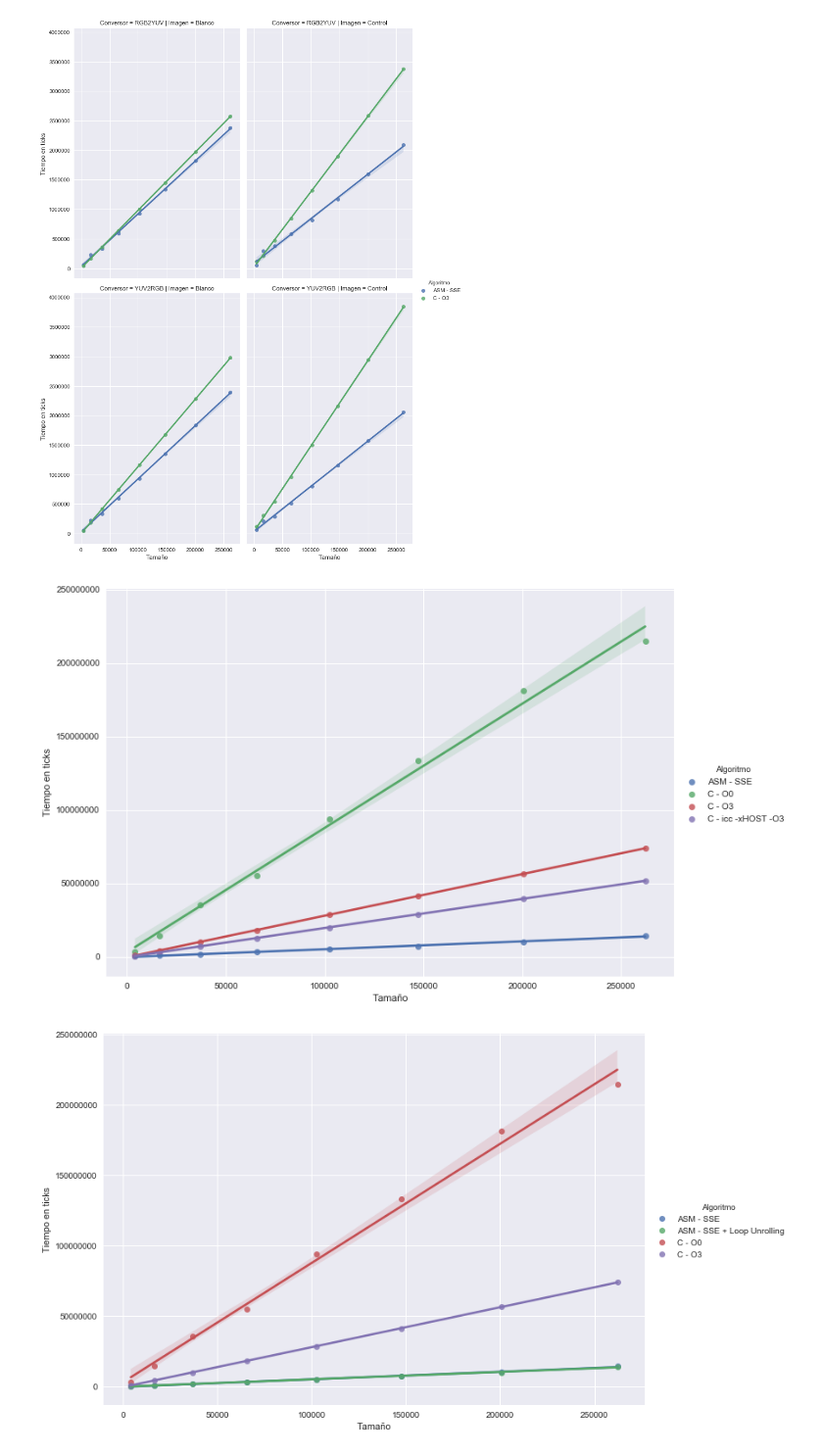
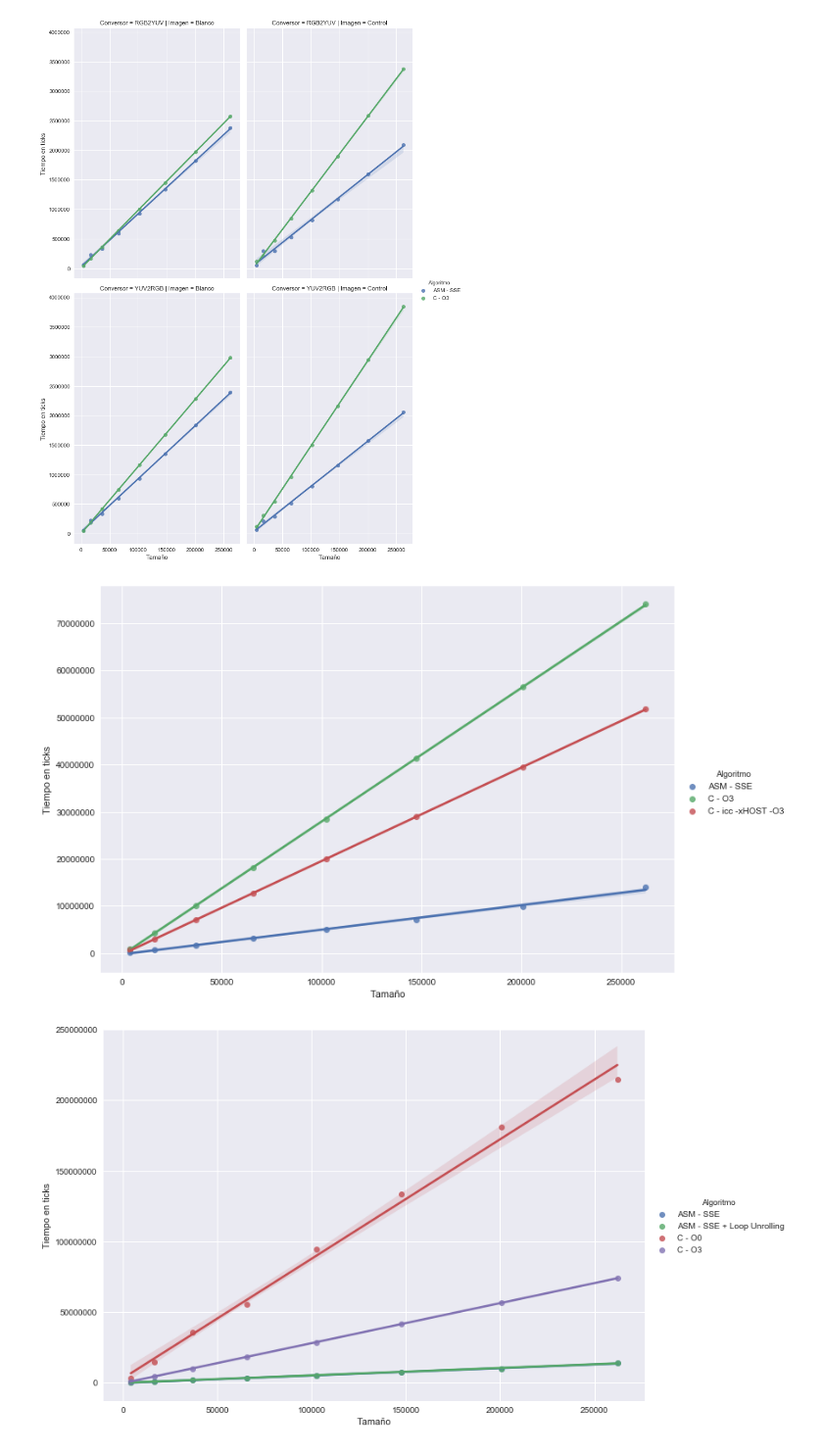
Before and after one commit to ZebaSz/orga2-tp2, a Jupyter notebook: informe/data/Orga2-TP2.ipynb, the cells around one changed output. Shown at 98% size. Drawn from its saved outputs; the diff is of its cells as text; code cells hidden in the pictures.

```diff
--- a/informe/data/Orga2-TP2.ipynb
+++ b/informe/data/Orga2-TP2.ipynb
@@ -71,7 +71,7 @@ plt.show()
 # %%
 dfO0 = pd.read_csv('maxCloser-control.csv')
 dfO3 = pd.read_csv('maxCloser-O3.csv')
-dfO3[algo] = dfO3[algo].map({0: 2})
+dfO3[algo] = dfO3[algo].map({0: 2, 1: 1})
 dfMaxCloser = pd.concat([dfO0, dfO3], ignore_index=True)
 dfMaxCloser[algo] = dfMaxCloser[algo].map({1: ASM, 0: O0, 2: O3})
 dfMaxCloser = dfMaxCloser.groupby([algo, tam]).min().reset_index()
@@ -113,17 +113,18 @@ plt.show()
 [figure]
 # %%
 dfIntel = pd.read_csv('maxCloser-intel.csv')
-dfIntel[algo] = dfIntel[algo].map({0: 'C - icc -xHOST -O3'})
+dfIntel[algo] = dfIntel[algo].map({0: 'C - icc -xHOST -O3', 1: ASM})
 
 df = pd.concat([dfMaxCloser, dfIntel], ignore_index=True)
+df = df[df.Algoritmo != O0]
 df = df.groupby([algo, tam]).min().reset_index()
 
 g = sns.lmplot(x=tam, y=ticks, data=df, hue=algo, truncate=True, size=7, aspect=1.4)
 g.set_ylabels('Tiempo en ticks')
 plt.gca().get_yaxis().get_major_formatter().set_scientific(False)
 plt.show()
 # %% [output]
-[figure, old version]
+[figure, new version]
 # %%
 dfUnroll = pd.read_csv('maxCloser-unroll.csv')
 dfUnroll[algo] = dfUnroll[algo].map({1: 'ASM - SSE + Loop Unrolling'})
```
Also changed, not shown: parts of 8 cells of this notebook, 4 other files.
